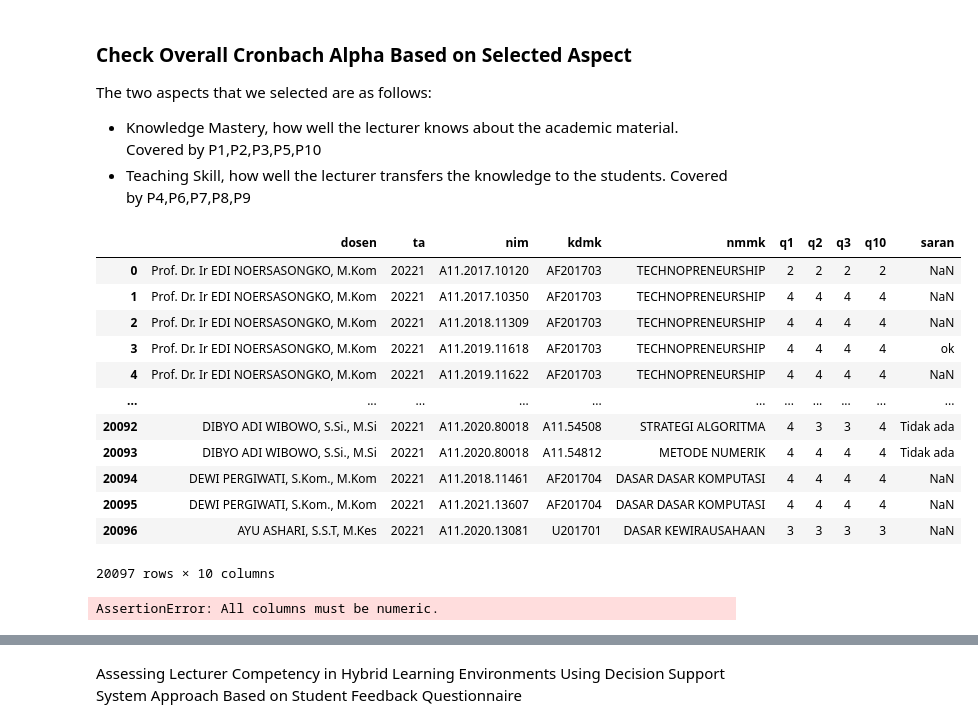
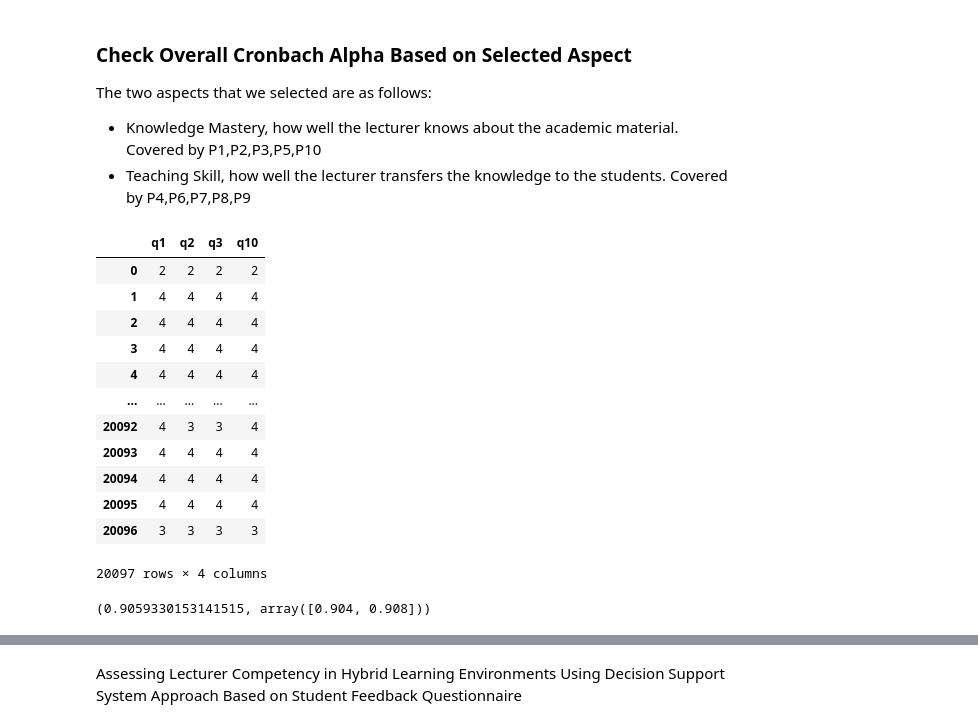
Before and after one commit to rif42/DecisionSupportSystem_RankingSystem, a Jupyter notebook: DSS-SAW-Mark6_DatasetAnalysis.ipynb, the cells around one changed output, grey strips where cells are left out. Drawn from its saved outputs; the diff is of its cells as text; code cells hidden in the pictures.

```diff
--- a/DSS-SAW-Mark6_DatasetAnalysis.ipynb
+++ b/DSS-SAW-Mark6_DatasetAnalysis.ipynb
@@ -68,25 +68,25 @@ The two aspects that we selected are as follows:
 - Teaching Skill, how well the lecturer transfers the knowledge to the students. Covered by P4,P6,P7,P8,P9
 # %%
 df_km = df3.copy()
-df_km = df_km.drop(['q4','q5','q6','q7','q8','q9'], axis=1)
+df_km = df_km.drop(['q4','q5','q6','q7','q8','q9','dosen','ta','nim','kdmk','nmmk','saran'], axis=1)
 df_km
 # %% [output]
-|  | dosen | ta | nim | kdmk | nmmk | q1 | q2 | q3 | q10 | saran |
-| 0 | Prof. Dr. Ir EDI NOERSASONGKO, M.Kom | 20221 | A11.2017.10120 | AF201703 | TECHNOPRENEURSHIP | 2 | 2 | 2 | 2 | NaN |
-| 1 | Prof. Dr. Ir EDI NOERSASONGKO, M.Kom | 20221 | A11.2017.10350 | AF201703 | TECHNOPRENEURSHIP | 4 | 4 | 4 | 4 | NaN |
-| 2 | Prof. Dr. Ir EDI NOERSASONGKO, M.Kom | 20221 | A11.2018.11309 | AF201703 | TECHNOPRENEURSHIP | 4 | 4 | 4 | 4 | NaN |
-| 3 | Prof. Dr. Ir EDI NOERSASONGKO, M.Kom | 20221 | A11.2019.11618 | AF201703 | TECHNOPRENEURSHIP | 4 | 4 | 4 | 4 | ok |
-| 4 | Prof. Dr. Ir EDI NOERSASONGKO, M.Kom | 20221 | A11.2019.11622 | AF201703 | TECHNOPRENEURSHIP | 4 | 4 | 4 | 4 | NaN |
-| ... | ... | ... | ... | ... | ... | ... | ... | ... | ... | ... |
-| 20092 | DIBYO ADI WIBOWO, S.Si., M.Si | 20221 | A11.2020.80018 | A11.54508 | STRATEGI ALGORITMA | 4 | 3 | 3 | 4 | Tidak ada |
-| 20093 | DIBYO ADI WIBOWO, S.Si., M.Si | 20221 | A11.2020.80018 | A11.54812 | METODE NUMERIK | 4 | 4 | 4 | 4 | Tidak ada |
-| 20094 | DEWI PERGIWATI, S.Kom., M.Kom | 20221 | A11.2018.11461 | AF201704 | DASAR DASAR KOMPUTASI | 4 | 4 | 4 | 4 | NaN |
-| 20095 | DEWI PERGIWATI, S.Kom., M.Kom | 20221 | A11.2021.13607 | AF201704 | DASAR DASAR KOMPUTASI | 4 | 4 | 4 | 4 | NaN |
-| 20096 | AYU ASHARI, S.S.T, M.Kes | 20221 | A11.2020.13081 | U201701 | DASAR KEWIRAUSAHAAN | 3 | 3 | 3 | 3 | NaN |
+|  | q1 | q2 | q3 | q10 |
+| 0 | 2 | 2 | 2 | 2 |
+| 1 | 4 | 4 | 4 | 4 |
+| 2 | 4 | 4 | 4 | 4 |
+| 3 | 4 | 4 | 4 | 4 |
+| 4 | 4 | 4 | 4 | 4 |
+| ... | ... | ... | ... | ... |
+| 20092 | 4 | 3 | 3 | 4 |
+| 20093 | 4 | 4 | 4 | 4 |
+| 20094 | 4 | 4 | 4 | 4 |
+| 20095 | 4 | 4 | 4 | 4 |
+| 20096 | 3 | 3 | 3 | 3 |
-20097 rows × 10 columns
+20097 rows × 4 columns
 # %%
 pg.cronbach_alpha(data=df_km)
 # %% [output]
-AssertionError: All columns must be numeric.
+(0.9059330153141515, array([0.904, 0.908]))
 # %%
 df_ts = df3.copy()
```
Also changed, not shown: parts of 7 cells of this notebook, 1 other file.
